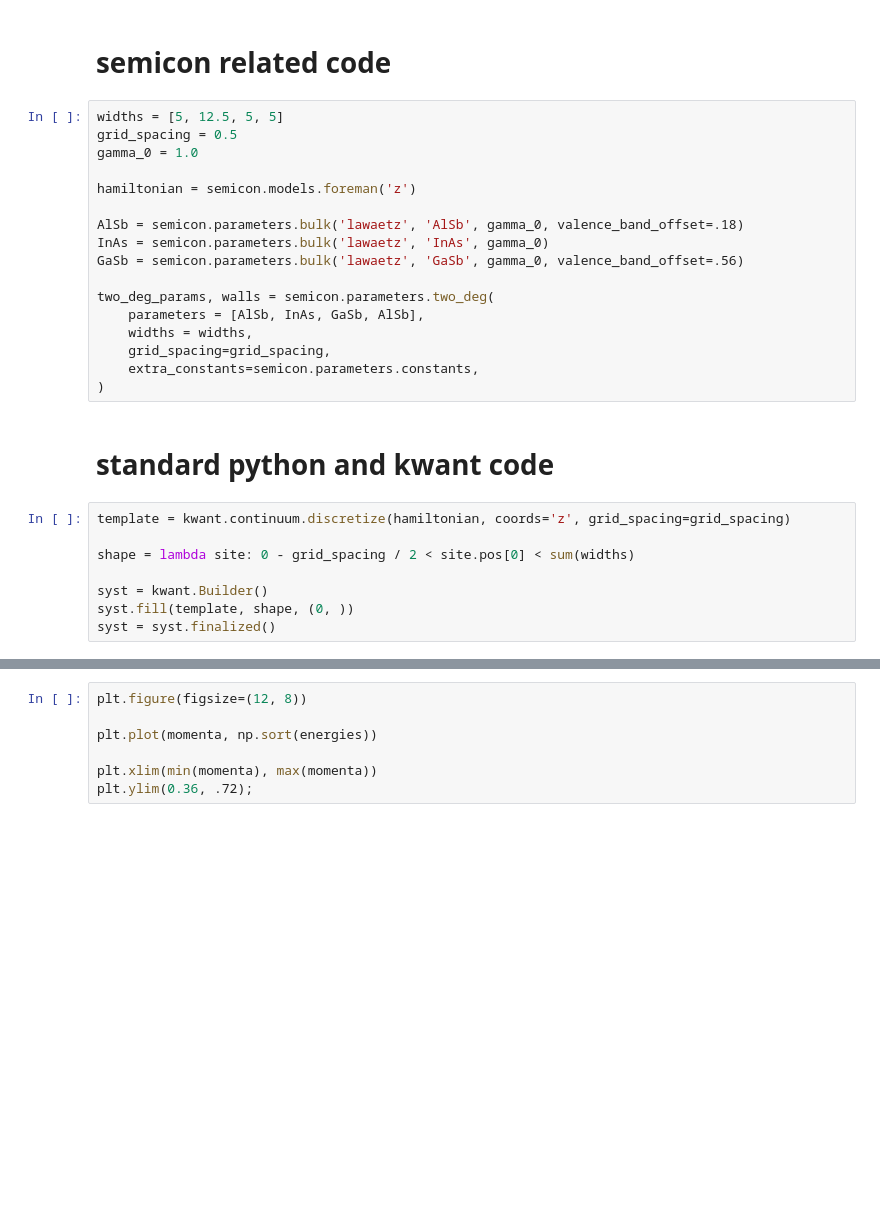
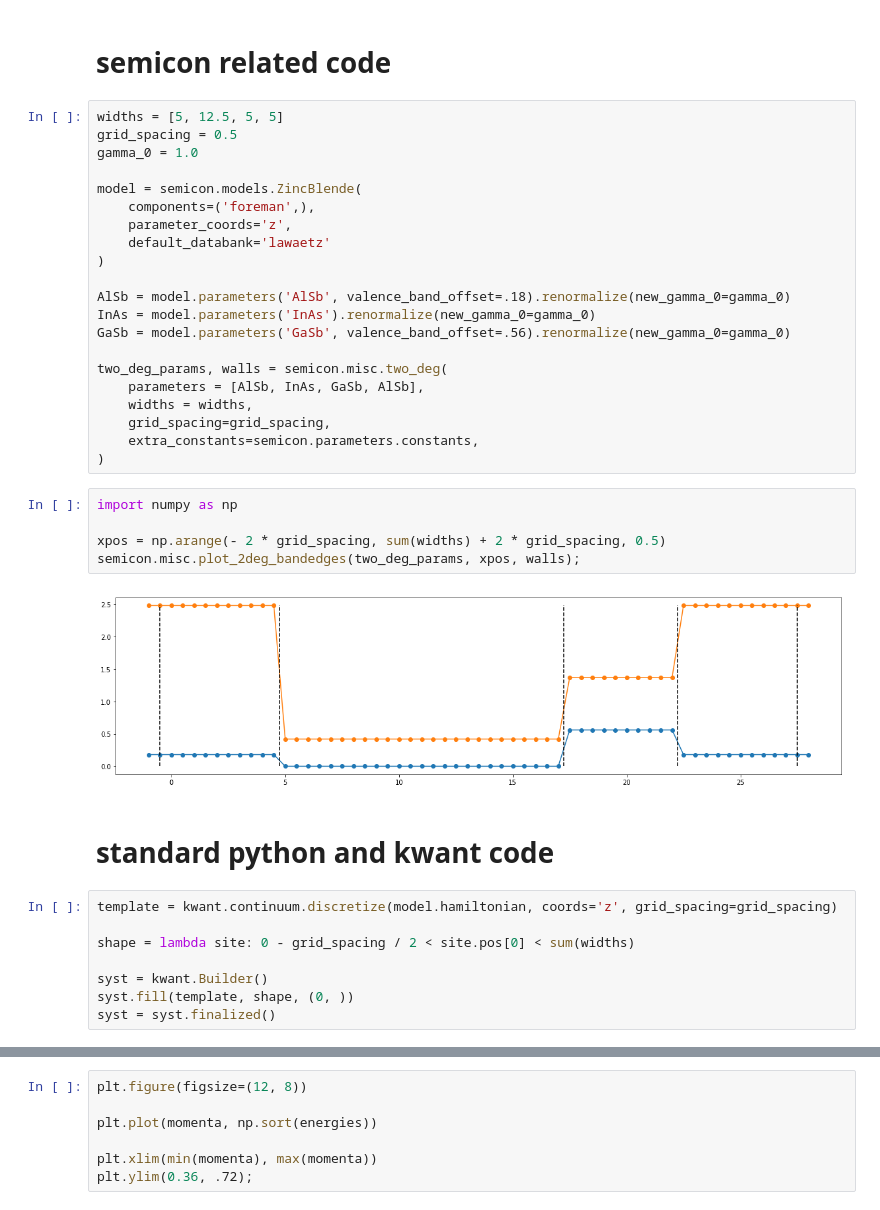
Before and after one commit to quantum-tinkerer/semicon, a Jupyter notebook: notebooks/simple_2deg.ipynb, the cells around one changed output, grey strips where cells are left out. Drawn from its saved outputs; the diff is of its cells as text; blank space fills up the shorter version.

```diff
--- a/notebooks/simple_2deg.ipynb
+++ b/notebooks/simple_2deg.ipynb
@@ -15,22 +15,33 @@ widths = [5, 12.5, 5, 5]
 grid_spacing = 0.5
 gamma_0 = 1.0
 
-hamiltonian = semicon.models.foreman('z')
+model = semicon.models.ZincBlende(
+    components=('foreman',),
+    parameter_coords='z',
+    default_databank='lawaetz'
+)
 
-AlSb = semicon.parameters.bulk('lawaetz', 'AlSb', gamma_0, valence_band_offset=.18)
-InAs = semicon.parameters.bulk('lawaetz', 'InAs', gamma_0)
-GaSb = semicon.parameters.bulk('lawaetz', 'GaSb', gamma_0, valence_band_offset=.56)
+AlSb = model.parameters('AlSb', valence_band_offset=.18).renormalize(new_gamma_0=gamma_0)
+InAs = model.parameters('InAs').renormalize(new_gamma_0=gamma_0)
+GaSb = model.parameters('GaSb', valence_band_offset=.56).renormalize(new_gamma_0=gamma_0)
 
-two_deg_params, walls = semicon.parameters.two_deg(
+two_deg_params, walls = semicon.misc.two_deg(
     parameters = [AlSb, InAs, GaSb, AlSb],
     widths = widths,
     grid_spacing=grid_spacing,
     extra_constants=semicon.parameters.constants,
 )
+# %%
+import numpy as np
+
+xpos = np.arange(- 2 * grid_spacing, sum(widths) + 2 * grid_spacing, 0.5)
+semicon.misc.plot_2deg_bandedges(two_deg_params, xpos, walls);
+# %% [output]
+[figure, added]
 # %% [markdown]
 # standard python and kwant code
 # %%
-template = kwant.continuum.discretize(hamiltonian, coords='z', grid_spacing=grid_spacing)
+template = kwant.continuum.discretize(model.hamiltonian, coords='z', grid_spacing=grid_spacing)
 
 shape = lambda site: 0 - grid_spacing / 2 < site.pos[0] < sum(widths)
 
```
Also changed, not shown: parts of 1 cell of this notebook, 12 other files.
